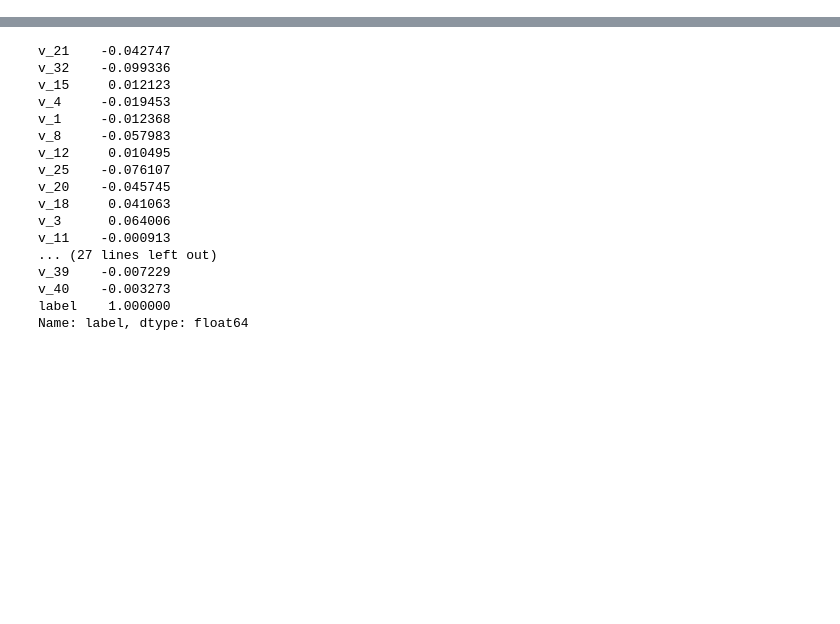
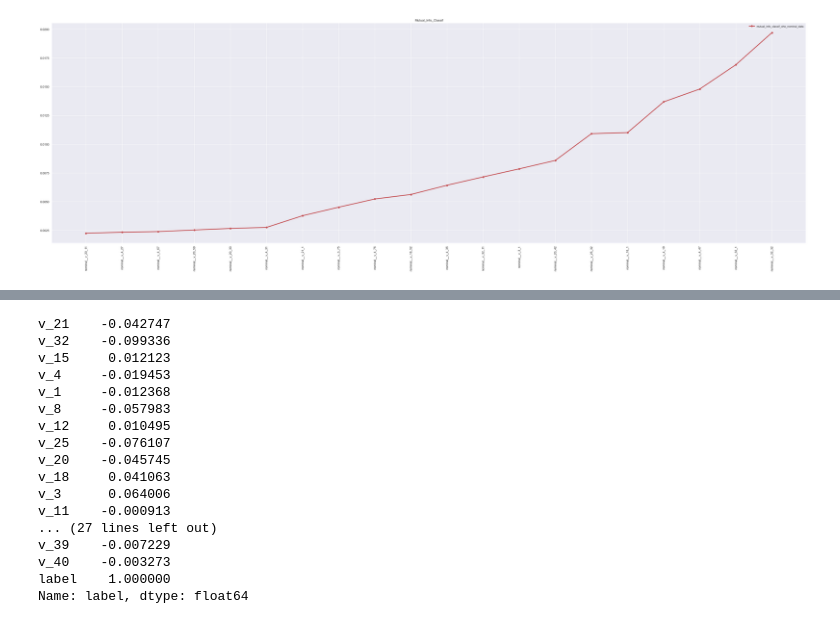
Before and after one commit to risan-raja/sdpiit, a Jupyter notebook: notebooks/Junk.ipynb, the cells around one changed output, grey strips where cells are left out. Saved outputs shown, nothing was run; the diff lists cells and outputs as text; code cells hidden in the pictures; blank space fills up the shorter version.

```diff
--- a/notebooks/Junk.ipynb
+++ b/notebooks/Junk.ipynb
@@ -0,0 +1,21 @@
+# %%
+m_info_clf = mutual_info_classif(
+    X=n1df, y=target, discrete_features=True, random_state=42
+)
+__featureOrder = m_info_clf.argsort()
+fig, ax = plt.subplots(1, 1, figsize=(50, 15))
+plt.style.use("seaborn")
+plt.rcParams["font.size"] = 16
+plt.rcParams["axes.labelsize"] = 16
+plt.rcParams["lines.linewidth"] = 3
+plt.xticks(rotation=90)
+ax.plot(
+    n1df.columns[__featureOrder][-20:],
+    m_info_clf[__featureOrder][-20:],
+    "-ro",
+    label="mutual_info_classif_ohe_nominal_data",
+)
+ax.legend()
+disp = ax.set_title("Mutual_Info_Classif")
+# %% [output]
+[figure, added]
```
Also changed, not shown: parts of 17 cells of this notebook, 1 other file.
